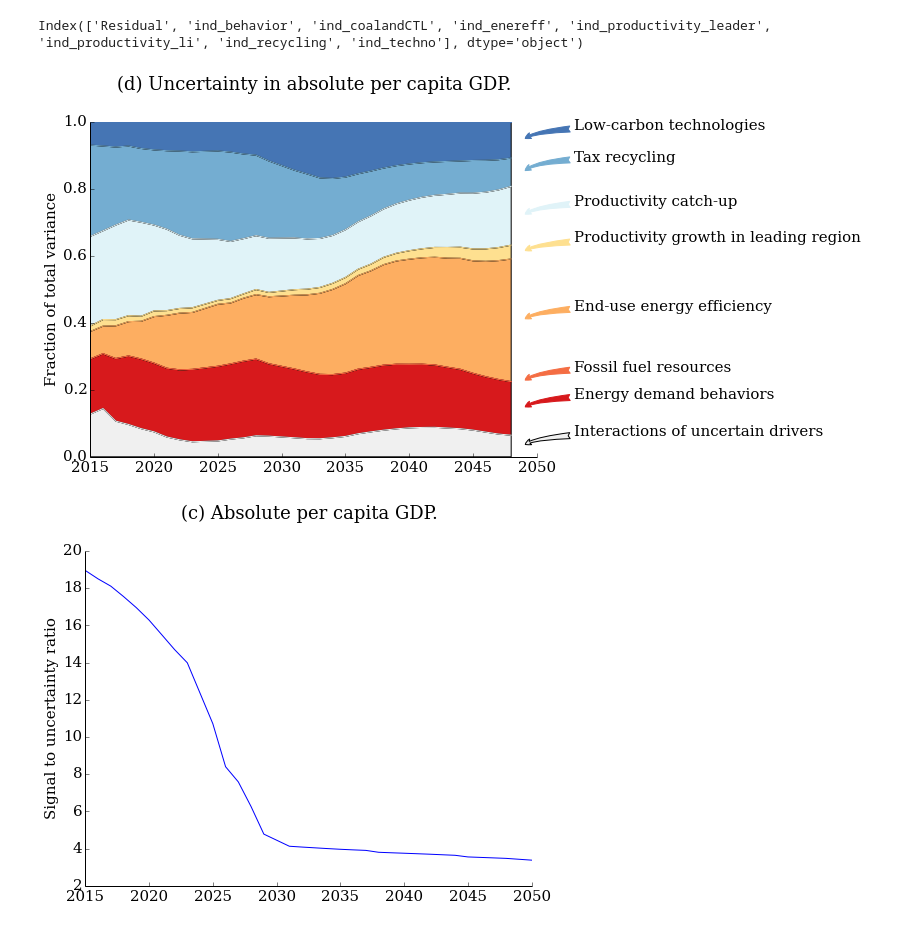
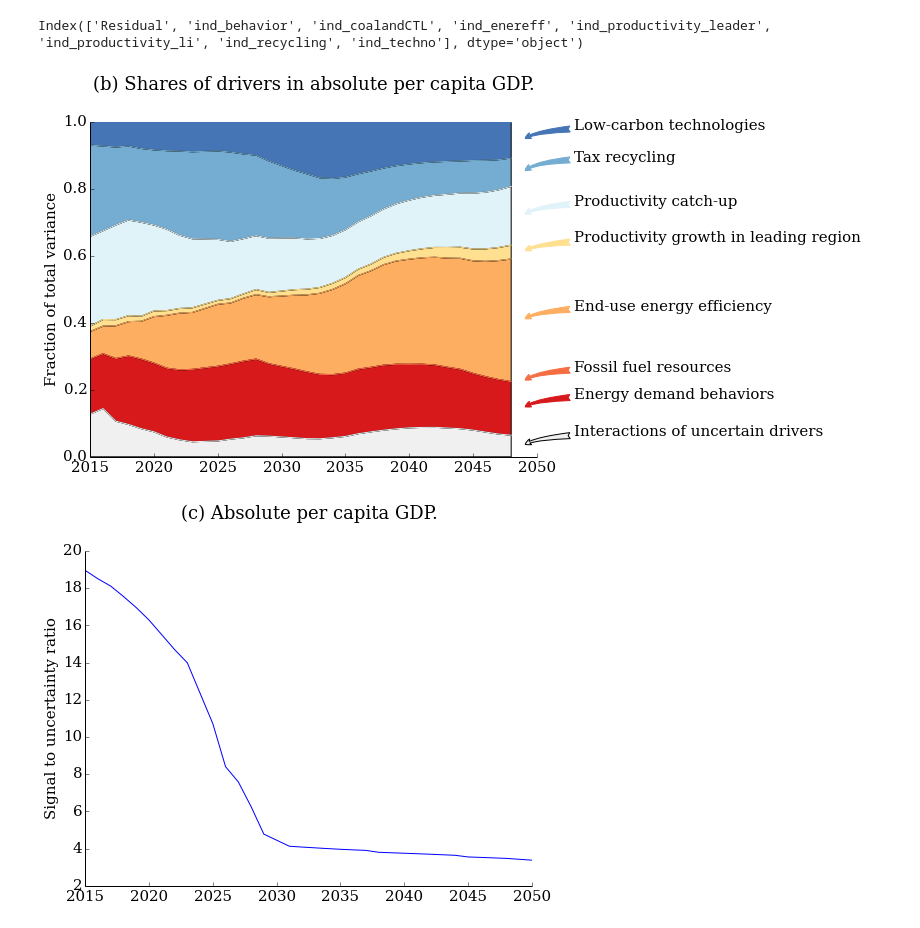
Before and after one commit to julierozenberg/prim, a Jupyter notebook: read_data_baselines.ipynb, the cells around one changed output. Cells and saved outputs as stored; diff of their text form; code cells hidden in the pictures.

```diff
--- a/read_data_baselines.ipynb
+++ b/read_data_baselines.ipynb
@@ -182,35 +409,35 @@ for thecol in columns:
     elif legends[i] in ['Interactions of uncertain drivers']:
         plt.annotate(legends[i], xy=(2049, ymean),  xycoords='data',
                         xytext=(50, 10), textcoords='offset points',
                         arrowprops=dict(arrowstyle="fancy",
                                         fc=colors[i], ec='black',
                                         patchB=None,
                                         connectionstyle="angle3,angleA=0,angleB=60"),
                             )
     else:
         plt.annotate(legends[i], xy=(2049, ymean),  xycoords='data',
                     xytext=(50, 10), textcoords='offset points',
                     arrowprops=dict(arrowstyle="fancy",
                                     fc=colors[i], ec=colors[i],
                                     patchB=None,
                                     connectionstyle="angle3,angleA=0,angleB=60"),
                         )
 
     prev+=outpc2[thecol]
     i+=1
 
 ax.spines['right'].set_visible(False)
 ax.spines['top'].set_visible(False)
 ax.spines['left'].set_visible(True)
 ax.xaxis.set_ticks_position('bottom')
 ax.yaxis.set_ticks_position('left')
 #ax.set_yticklabels([])
 ax.set_ylim([0,1])
 plt.ylabel("Fraction of total variance")
-plt.title("(d) Uncertainty in absolute per capita GDP.", y=1.08)
+plt.title("(b) Shares of drivers in absolute per capita GDP.", y=1.08)
 plt.savefig('absoluteGDP.png',bbox_inches="tight",dpi=300)
 # %% [output]
-[figure, old version]
+[figure, new version]
 # %%
 signal2uncert2=np.mean(pib[selection])/np.std(pib[selection])
 signal2uncert2.index=[int(i.replace("Y", "")) for i in signal2uncert2.index]
```
Also changed, not shown: parts of 6 cells of this notebook.
